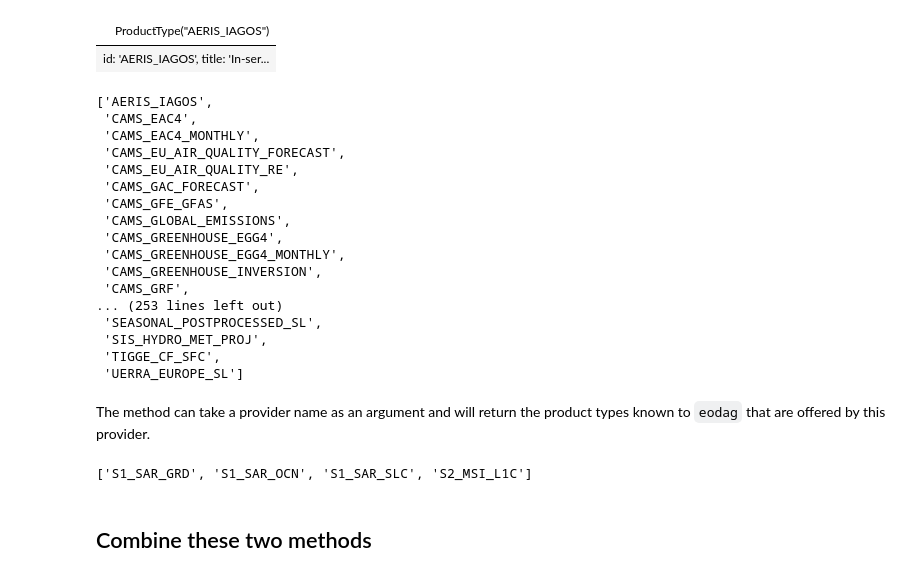
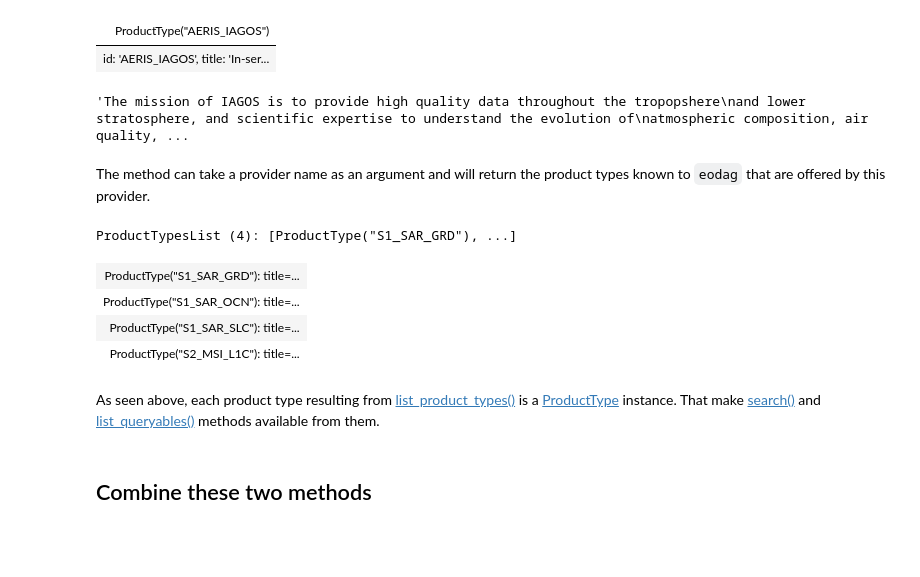
Before and after one commit to CS-SI/eodag, a Jupyter notebook: docs/notebooks/api_user_guide/1_providers_products_available.ipynb, the cells around one changed output. Drawn from its saved outputs; the diff is of its cells as text; code cells hidden in the pictures; blank space fills up the shorter version.

```diff
--- a/docs/notebooks/api_user_guide/1_providers_products_available.ipynb
+++ b/docs/notebooks/api_user_guide/1_providers_products_available.ipynb
@@ -129,34 +128,22 @@ internal_catalog[0]
 # %% [output]
 | ProductType("AERIS_IAGOS") |
 | id: 'AERIS_IAGOS', title: 'In-ser... |
-# %%
-products_id = [p.id for p in internal_catalog]
-products_id
-# %% [output]
-['AERIS_IAGOS',
- 'CAMS_EAC4',
- 'CAMS_EAC4_MONTHLY',
- 'CAMS_EU_AIR_QUALITY_FORECAST',
- 'CAMS_EU_AIR_QUALITY_RE',
- 'CAMS_GAC_FORECAST',
- 'CAMS_GFE_GFAS',
- 'CAMS_GLOBAL_EMISSIONS',
- 'CAMS_GREENHOUSE_EGG4',
- 'CAMS_GREENHOUSE_EGG4_MONTHLY',
- 'CAMS_GREENHOUSE_INVERSION',
- 'CAMS_GRF',
-... (253 lines left out)
- 'SEASONAL_POSTPROCESSED_SL',
- 'SIS_HYDRO_MET_PROJ',
- 'TIGGE_CF_SFC',
- 'UERRA_EUROPE_SL']
+# %%
+internal_catalog[0].abstract
+# %% [output]
+'The mission of IAGOS is to provide high quality data throughout the tropopshere\nand lower stratosphere, and scientific expertise to understand the evolution of\natmospheric composition, air quality, ...
 # %% [markdown]
 The method can take a provider name as an argument and will return the product types known to `eodag` that are offered by this provider.
-# %%
-peps_products = dag.list_product_types("peps")
-[p.id for p in peps_products]
-# %% [output]
-['S1_SAR_GRD', 'S1_SAR_OCN', 'S1_SAR_SLC', 'S2_MSI_L1C']
+# %%
+dag.list_product_types("peps")
+# %% [output]
+ProductTypesList (4): [ProductType("S1_SAR_GRD"), ...]
+| ProductType("S1_SAR_GRD"): title=... |
+| ProductType("S1_SAR_OCN"): title=... |
+| ProductType("S1_SAR_SLC"): title=... |
+| ProductType("S2_MSI_L1C"): title=... |
+# %% [markdown]
+As seen above, each product type resulting from [list_product_types()](../../api_reference/core.rst#eodag.api.core.EODataAccessGateway.list_product_types) is a [ProductType](../../api_reference/product_type.rst#eodag.api.product_type.ProductType) instance. That make [search()](./4_search.ipynb#Search-from-ProductType) and [list_queryables()](./5_queryables.ipynb#Queryables-from-ProductType) methods available from them.
 # %% [markdown]
 ## Combine these two methods
 # %% [markdown]
```
Also changed, not shown: parts of 6 cells of this notebook, 4 other files.
